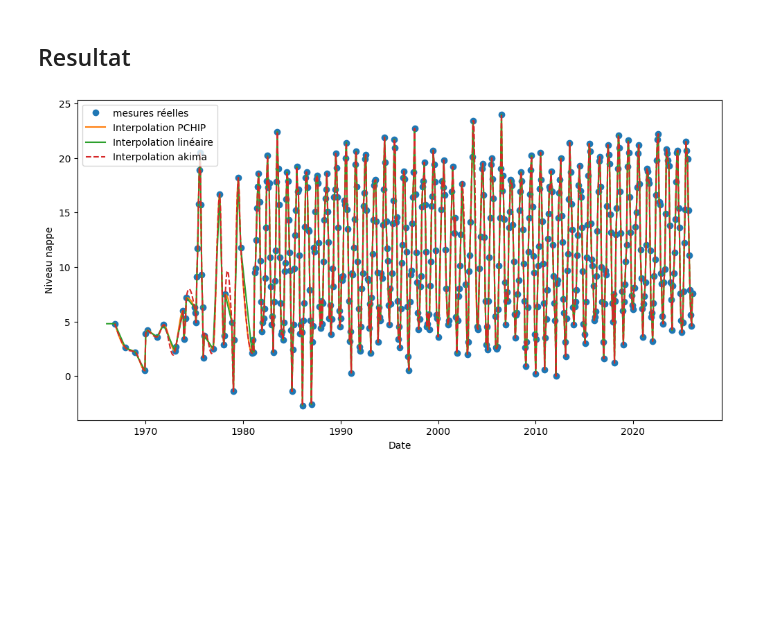
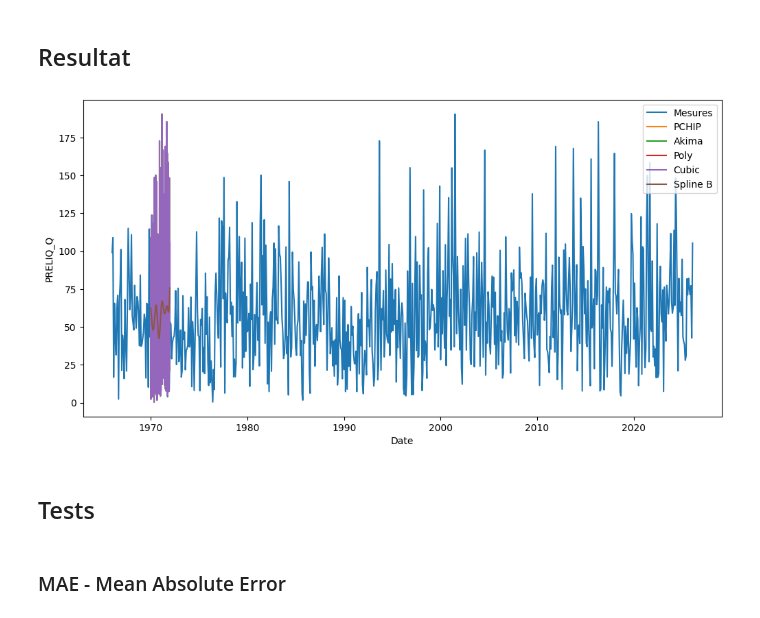
Before and after one commit to TronnoxUwU/STAGE-Junon, a Jupyter notebook: notebooks/interpolations.ipynb, the cells around one changed output. Drawn from its saved outputs; the diff is of its cells as text; code cells hidden in the pictures; blank space fills up the shorter version.

Commit message:
visuel : Performance des interpolations

```diff
--- a/notebooks/interpolations.ipynb
+++ b/notebooks/interpolations.ipynb
@@ -30,3 +37,10 @@ Remarques : Déjà utilisé par Ethienne.
 # %%
-df['niveau_interp_linear'] = df[valeur_de_travail].interpolate(method='linear', limit_direction='both')
+def interpolation_lineaire_array(df, valeur_de_travail):
+    """
+    Interpole linéairement la colonne `valeur_de_travail`
+    et renvoie le résultat sous forme de np.array.
+    """
+    return df[valeur_de_travail] \
+        .interpolate(method='linear', limit_direction='both') \
+        .to_numpy()
 # %% [markdown]
@@ -95,3 +128,12 @@ df['niveau_pchip'] = df[valeur_de_travail].interpolate(method='pchip')
 # %%
-df['niveau_akima'] = df[valeur_de_travail].interpolate(method='akima')
+def interpolation_akima_array(df, valeur_de_travail):
+    """
+    Interpolation Akima via pandas.
+    Renvoie un np.array.
+    """
+    return (
+        df[valeur_de_travail]
+        .interpolate(method='akima')
+        .to_numpy()
+    )
 # %% [markdown]
@@ -129,20 +192,37 @@ KeyError: 'time'
 # %% [markdown]
 ## Resultat
 # %%
+x = np.arange(len(df))
+y = df[valeur_de_travail].to_numpy()
+
+arr_cubic = interpolation_cubique_array(x, y)
+arr_poly = interpolation_polynomiale_array(x, y, deg=2)
+arr_spline = interpolation_spline_array(x, y)
+arr_pchip = interpolation_pchip_array(df, valeur_de_travail)
+arr_akima = interpolation_akima_array(df, valeur_de_travail)
+
+# model, arr_rf = random_forest_delta_array(df, valeur_de_travail)
+
+methods = {
+    "Mesures": df[valeur_de_travail],
+    "PCHIP": arr_pchip,
+    "Akima": arr_akima,
+    "Poly": arr_poly,
+    "Cubic": arr_cubic,
+    "Spline B": arr_spline,
+    # "RF": arr_rf
+}
+
 plt.figure(figsize=(12,6))
-plt.plot(df[valeur_de_travail], 'o', label='mesures réelles')
-plt.plot(df['niveau_pchip'], '-', label='Interpolation PCHIP')
-plt.plot(df['niveau_interp_linear'], '-', label='Interpolation linéaire')
-plt.plot(df['niveau_akima'], '--', label='Interpolation akima')
-
-# plt.plot(df['niveau_poly'], '--', label=f'Polynôme degré {n_degree}', linewidth=1)
-# plt.plot(df['niveau_interp_cubic'], '--', label='Interpolation spline cubique')
-# plt.plot(df['niveau_spline_b'], '--', label='Interpolation B-spline')
-# plt.plot(df['niveau_reconstruit'], '--', label='Reconstruction')
-
+for label, arr in methods.items():
+    plt.plot(arr, label=label)
 plt.xlabel("Date")
-plt.ylabel("Niveau nappe")
+plt.ylabel(valeur_de_travail)
 plt.legend()
 plt.show()
 # %% [output]
-[figure, old version]
+[figure, new version]
+# %% [markdown]
+## Tests
+# %% [markdown]
+### MAE - Mean Absolute Error
```
Also changed, not shown: parts of 28 cells of this notebook.
